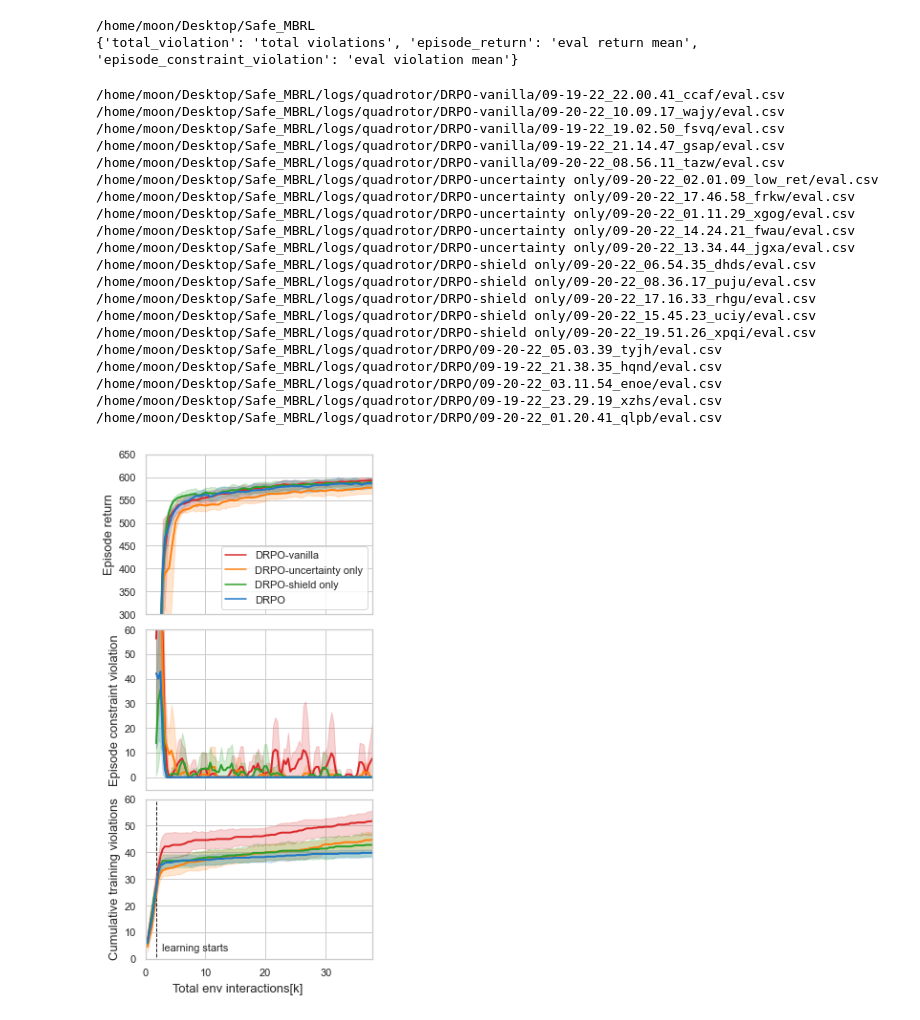
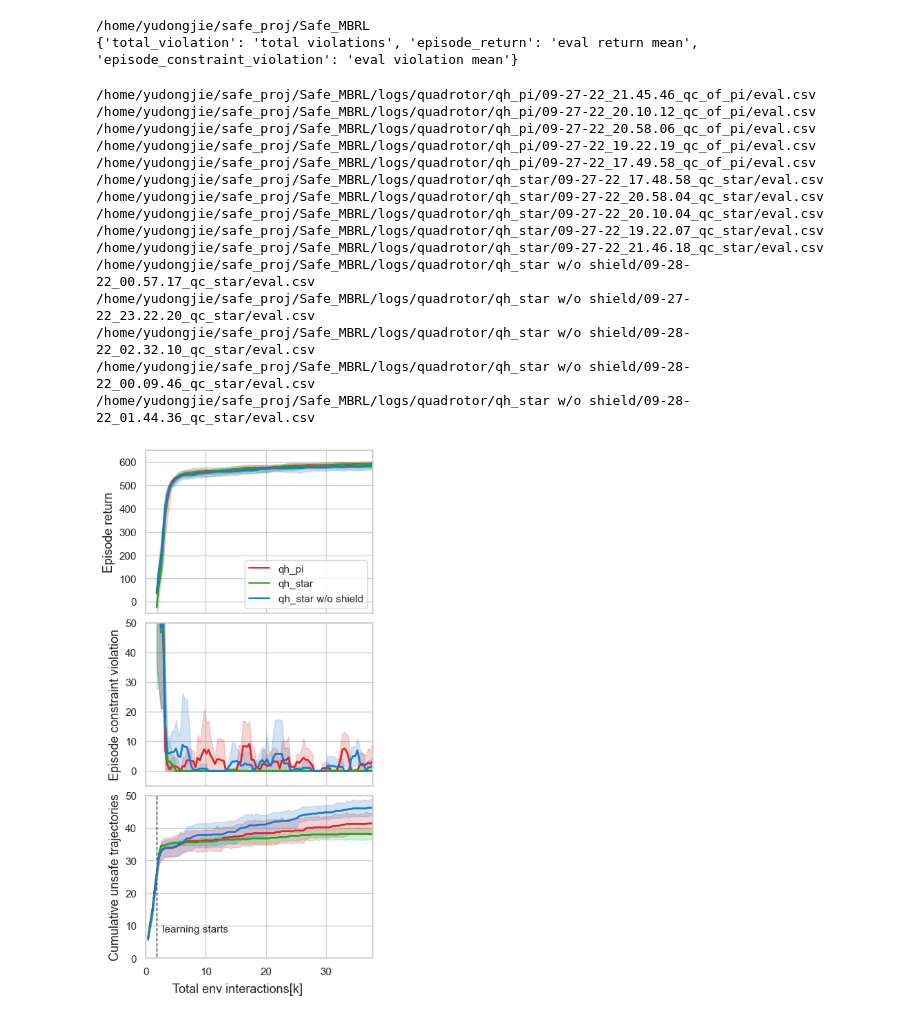
Before and after one commit to ManUtdMoon/Distributional-Reachability-Policy-Optimization, a Jupyter notebook: src/viz_curves.ipynb, the cells around one changed output. Drawn from its saved outputs; the diff is of its cells as text; code cells hidden in the pictures.

```diff
--- a/src/viz_curves.ipynb
+++ b/src/viz_curves.ipynb
@@ -12,6 +12,7 @@ import os
 
 import matplotlib.pyplot as plt
 import matplotlib.font_manager as fm
+from matplotlib.pyplot import MultipleLocator
 import numpy as np
 import pandas as pd
 import seaborn as sns
@@ -30,7 +31,7 @@ sns.set_palette(
     np.array(
         [
             [219, 39, 40],  # red
-            [255, 127, 14], # orange
+            # [255, 127, 14], # orange
             [44, 160, 44],  # green
             [31, 119, 200],  # blue
             [148, 103, 189], # purple
@@ -39,8 +40,7 @@ sns.set_palette(
         ]
     ) / 255.0
 )
-fm.fontManager.addfont('/usr/share/fonts/arial/arial.ttf')
-fm.fontManager.addfont('/usr/share/fonts/times/times.ttf')
+fm.fontManager.addfont(str(PROJ_DIR / 'arial.ttf'))
 plt.rcParams['font.sans-serif'] = ['Arial']
 plt.rcParams['font.family'] = 'Arial'
 print(PROJ_DIR)
@@ -61,7 +61,7 @@ env_name_dict = {
 tag_name_dict = {
     'episode_return': 'Episode return',
     'episode_constraint_violation': 'Episode constraint violation',
-    'total_violation': 'Cumulative training violations'
+    'total_violation': 'Cumulative unsafe trajectories'
 }
 
 xlim_dict = {
@@ -73,20 +73,21 @@ xlim_dict = {
 
 ylim_dict = {
     'episode_return': {
-        'quadrotor': [300, 650],
-        'safetygym-car': [-2, 33],
+        'quadrotor': [-50, 650],
+        'safetygym-car': [-2, 30],
         'safetygym-point': [-2, 28],
         'cartpole-move': [-10, 800],
 
     },
     'episode_constraint_violation': {
         'safetygym-point': [-2, 30],
-        'safetygym-car': [-2, 30],
-        'quadrotor': [-5, 60],
+        'safetygym-car': [-2, 20],
+        'quadrotor': [-5, 50],
         'cartpole-move': [-2, 20]
     },
     'total_violation': {
-        'quadrotor': [0, 60],
+        'safetygym-car': [0, 10],
+        'quadrotor': [0, 50],
     }
 }
 
@@ -152,12 +153,12 @@ csv_col2tag = {
 tag2csv_col = dict(zip(csv_col2tag.values(), csv_col2tag.keys()))
 print(tag2csv_col)
 # %% [output]
-/home/moon/Desktop/Safe_MBRL
+/home/yudongjie/safe_proj/Safe_MBRL
 {'total_violation': 'total violations', 'episode_return': 'eval return mean', 'episode_constraint_violation': 'eval violation mean'}
 # %%
 def help_func():
     tag2plot = ['episode_return', 'episode_constraint_violation', 'total_violation']
-    alg_list = ['DRPO-vanilla', 'DRPO-uncertainty only', 'DRPO-shield only', 'DRPO']
+    alg_list = ['qh_pi', 'qh_star', 'qh_star w/o shield']
     result_dir = PROJ_DIR / 'logs'
     return tag2plot, alg_list, result_dir
 
@@ -223,7 +224,7 @@ def plot_eval_results_of_all_alg_n_runs(task):
             # add insterested columns (tag)
             for tag in tag2plot:
                 if is_eval_metric(tag):
-                    df_eval.insert(len(df_eval.columns), tag, smooth(df_eval.loc[:, tag2csv_col[tag]].tolist(), sm=3 if tag == 'episode_constraint_violation' else 3))
+                    df_eval.insert(len(df_eval.columns), tag, smooth(df_eval.loc[:, tag2csv_col[tag]].tolist(), sm=4))
                 else:
                     df_train.insert(
                         len(df_train.columns), tag,
@@ -250,60 +251,56 @@ def plot_eval_results_of_all_alg_n_runs(task):
     f.supxlabel("Total env interactions[k]", fontsize=fontsize)
     for i, tag in enumerate(tag2plot):
         if i == 2: # total violations
-            axes[i].plot([buffer_min / 1e3, buffer_min / 1e3], [-1, 100], '--k', linewidth=1)
-            plt.text((buffer_min*1.5) / 1e3, 3, 'learning starts', fontsize=fontsize-2)
+            axes[i].plot([buffer_min / 1e3, buffer_min / 1e3], [-1, 1e3], '--k', linewidth=1)
+            plt.text((buffer_min*1.5) / 1e3, 8, 'learning starts', fontsize=fontsize-2)
         sns.lineplot(
             x="steps sampled",
             y=tag,
             hue="algorithm",
             data=total_eval_df if is_eval_metric(tag) else total_train_df,
             ax=axes[i],
-            linewidth=2
+            linewidth=2,
+            # errorbar='sd'
         )
         axes[i].set_xlabel("")
         axes[i].set_ylabel(tag_name_dict[tag], fontsize=fontsize)
         ylim_range = ylim_dict[tag].get(task, None)
         if ylim_range:
             axes[i].set_ylim(ylim_range)
         axes[i].set_xlim(xlim_dict[task])
 
         handles, labels = axes[i].get_legend_handles_labels()
         axes[i].legend()
         if i != 0:
             axes[i].get_legend().remove()
         axes[i].tick_params(labelsize=fontsize-2)
 
     if (PROJ_DIR / 'viz_curves').is_dir():
         pass
     else:
         (PROJ_DIR / 'viz_curves').mkdir()
     plt.savefig(str(PROJ_DIR)+'/viz_curves/'+task+'.pdf', bbox_inches='tight', dpi=300.0)
 
 
 plot_eval_results_of_all_alg_n_runs('quadrotor')
 #
 # %% [output]
-/home/moon/Desktop/Safe_MBRL/logs/quadrotor/DRPO-vanilla/09-19-22_22.00.41_ccaf/eval.csv
-/home/moon/Desktop/Safe_MBRL/logs/quadrotor/DRPO-vanilla/09-20-22_10.09.17_wajy/eval.csv
-/home/moon/Desktop/Safe_MBRL/logs/quadrotor/DRPO-vanilla/09-19-22_19.02.50_fsvq/eval.csv
-/home/moon/Desktop/Safe_MBRL/logs/quadrotor/DRPO-vanilla/09-19-22_21.14.47_gsap/eval.csv
-/home/moon/Desktop/Safe_MBRL/logs/quadrotor/DRPO-vanilla/09-20-22_08.56.11_tazw/eval.csv
-/home/moon/Desktop/Safe_MBRL/logs/quadrotor/DRPO-uncertainty only/09-20-22_02.01.09_low_ret/eval.csv
-/home/moon/Desktop/Safe_MBRL/logs/quadrotor/DRPO-uncertainty only/09-20-22_17.46.58_frkw/eval.csv
-/home/moon/Desktop/Safe_MBRL/logs/quadrotor/DRPO-uncertainty only/09-20-22_01.11.29_xgog/eval.csv
-/home/moon/Desktop/Safe_MBRL/logs/quadrotor/DRPO-uncertainty only/09-20-22_14.24.21_fwau/eval.csv
-/home/moon/Desktop/Safe_MBRL/logs/quadrotor/DRPO-uncertainty only/09-20-22_13.34.44_jgxa/eval.csv
-/home/moon/Desktop/Safe_MBRL/logs/quadrotor/DRPO-shield only/09-20-22_06.54.35_dhds/eval.csv
-/home/moon/Desktop/Safe_MBRL/logs/quadrotor/DRPO-shield only/09-20-22_08.36.17_puju/eval.csv
-/home/moon/Desktop/Safe_MBRL/logs/quadrotor/DRPO-shield only/09-20-22_17.16.33_rhgu/eval.csv
-/home/moon/Desktop/Safe_MBRL/logs/quadrotor/DRPO-shield only/09-20-22_15.45.23_uciy/eval.csv
-/home/moon/Desktop/Safe_MBRL/logs/quadrotor/DRPO-shield only/09-20-22_19.51.26_xpqi/eval.csv
-/home/moon/Desktop/Safe_MBRL/logs/quadrotor/DRPO/09-20-22_05.03.39_tyjh/eval.csv
-/home/moon/Desktop/Safe_MBRL/logs/quadrotor/DRPO/09-19-22_21.38.35_hqnd/eval.csv
-/home/moon/Desktop/Safe_MBRL/logs/quadrotor/DRPO/09-20-22_03.11.54_enoe/eval.csv
-/home/moon/Desktop/Safe_MBRL/logs/quadrotor/DRPO/09-19-22_23.29.19_xzhs/eval.csv
-/home/moon/Desktop/Safe_MBRL/logs/quadrotor/DRPO/09-20-22_01.20.41_qlpb/eval.csv
+/home/yudongjie/safe_proj/Safe_MBRL/logs/quadrotor/qh_pi/09-27-22_21.45.46_qc_of_pi/eval.csv
+/home/yudongjie/safe_proj/Safe_MBRL/logs/quadrotor/qh_pi/09-27-22_20.10.12_qc_of_pi/eval.csv
+/home/yudongjie/safe_proj/Safe_MBRL/logs/quadrotor/qh_pi/09-27-22_20.58.06_qc_of_pi/eval.csv
+/home/yudongjie/safe_proj/Safe_MBRL/logs/quadrotor/qh_pi/09-27-22_19.22.19_qc_of_pi/eval.csv
+/home/yudongjie/safe_proj/Safe_MBRL/logs/quadrotor/qh_pi/09-27-22_17.49.58_qc_of_pi/eval.csv
+/home/yudongjie/safe_proj/Safe_MBRL/logs/quadrotor/qh_star/09-27-22_17.48.58_qc_star/eval.csv
+/home/yudongjie/safe_proj/Safe_MBRL/logs/quadrotor/qh_star/09-27-22_20.58.04_qc_star/eval.csv
+/home/yudongjie/safe_proj/Safe_MBRL/logs/quadrotor/qh_star/09-27-22_20.10.04_qc_star/eval.csv
+/home/yudongjie/safe_proj/Safe_MBRL/logs/quadrotor/qh_star/09-27-22_19.22.07_qc_star/eval.csv
+/home/yudongjie/safe_proj/Safe_MBRL/logs/quadrotor/qh_star/09-27-22_21.46.18_qc_star/eval.csv
+/home/yudongjie/safe_proj/Safe_MBRL/logs/quadrotor/qh_star w/o shield/09-28-22_00.57.17_qc_star/eval.csv
+/home/yudongjie/safe_proj/Safe_MBRL/logs/quadrotor/qh_star w/o shield/09-27-22_23.22.20_qc_star/eval.csv
+/home/yudongjie/safe_proj/Safe_MBRL/logs/quadrotor/qh_star w/o shield/09-28-22_02.32.10_qc_star/eval.csv
+/home/yudongjie/safe_proj/Safe_MBRL/logs/quadrotor/qh_star w/o shield/09-28-22_00.09.46_qc_star/eval.csv
+/home/yudongjie/safe_proj/Safe_MBRL/logs/quadrotor/qh_star w/o shield/09-28-22_01.44.36_qc_star/eval.csv
-[figure, old version]
+[figure, new version]
 # %%
 all_fonts = sorted([f.name for f in fm.fontManager.ttflist])
 all_fonts
```
Also changed, not shown: parts of 1 cell of this notebook, 8 other files.
